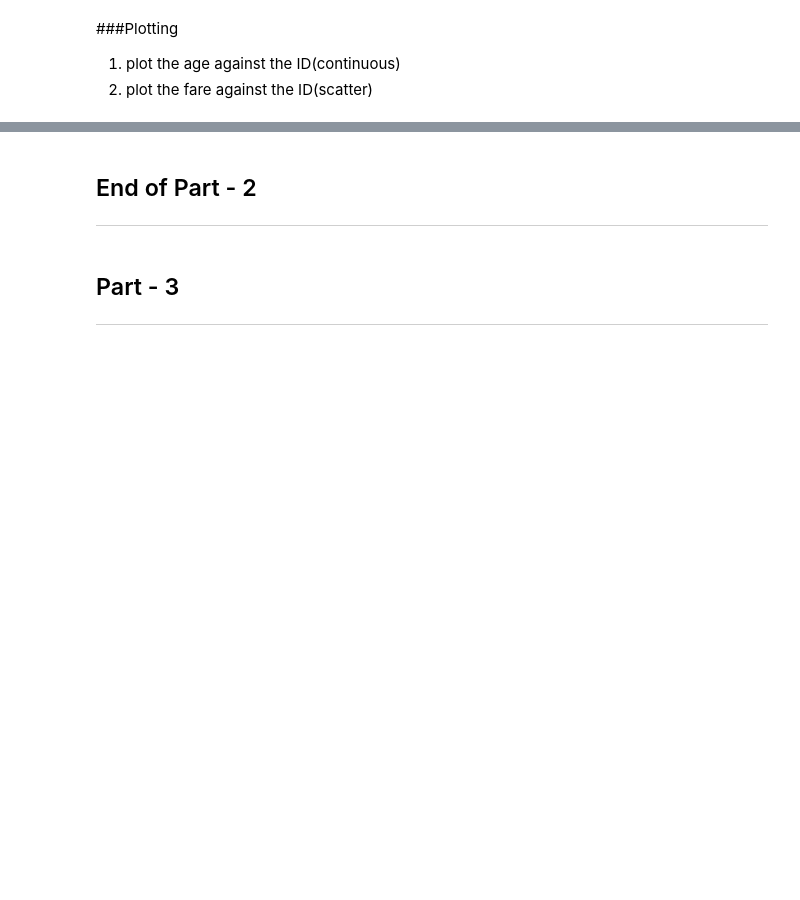
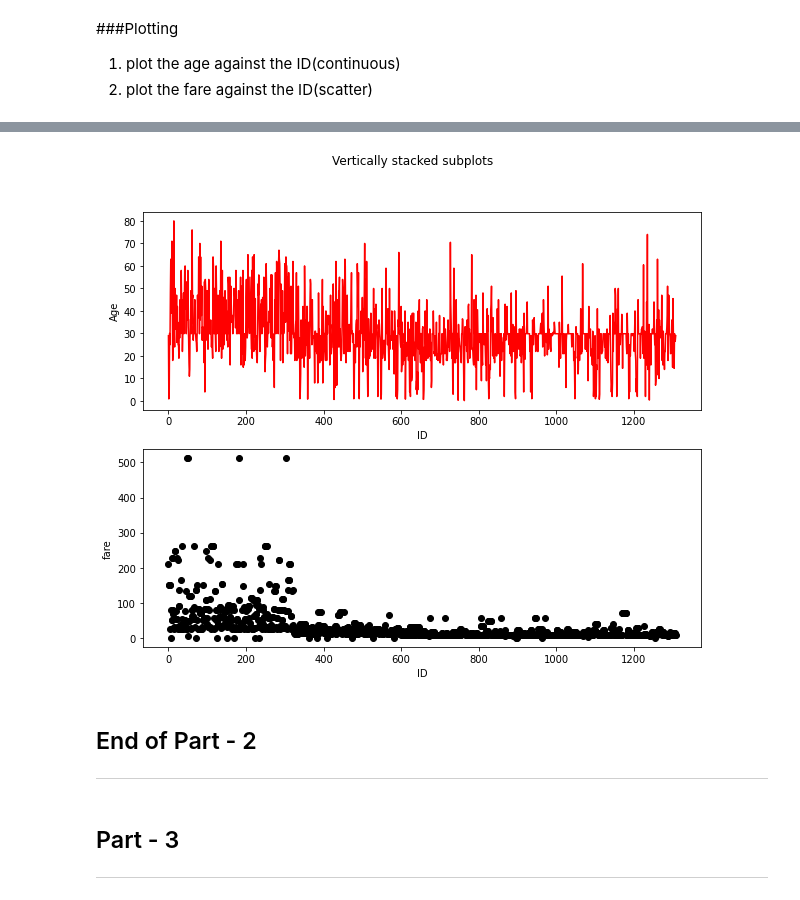
Before and after one commit to SaurabhChakravorty/SHALA2020, a Jupyter notebook: Assignment_1_DS.ipynb, the cells around one changed output, grey strips where cells are left out. Cells and saved outputs as stored; diff of their text form; code cells hidden in the pictures; blank space fills up the shorter version.

```diff
--- a/Assignment_1_DS.ipynb
+++ b/Assignment_1_DS.ipynb
@@ -347,3 +328,30 @@ df
+# %%
+df['ID'] = [i for i in range(len(df))]
+fig, axs = plt.subplots(2,figsize=(10,8))
+fig.suptitle('Vertically stacked subplots')
+
+# plot the age against the ID(continuous)
+x = df['ID']
+y = df['age']
+
+axs[0].set(xlabel="ID",ylabel="Age")
+axs[0].plot(x, y,color="r")
+axs[0].set_label("Age with ID")
+#axs[1].plot(x, -y)
+
+# plot the fare against the ID(continuous)
+x = df['ID']
+y = df['fare']
+
+axs[1].set(xlabel="ID",ylabel="fare")
+axs[1].scatter(x, y,color="k")
+axs[1].set_label("Fare with ID")
+axs[1].set_label("Age with ID")
+
+
+plt.show()
+# %% [output]
+[figure, added]
 # %% [markdown]
 ## End of Part - 2
 ---
```
Also changed, not shown: parts of 10 cells of this notebook.
